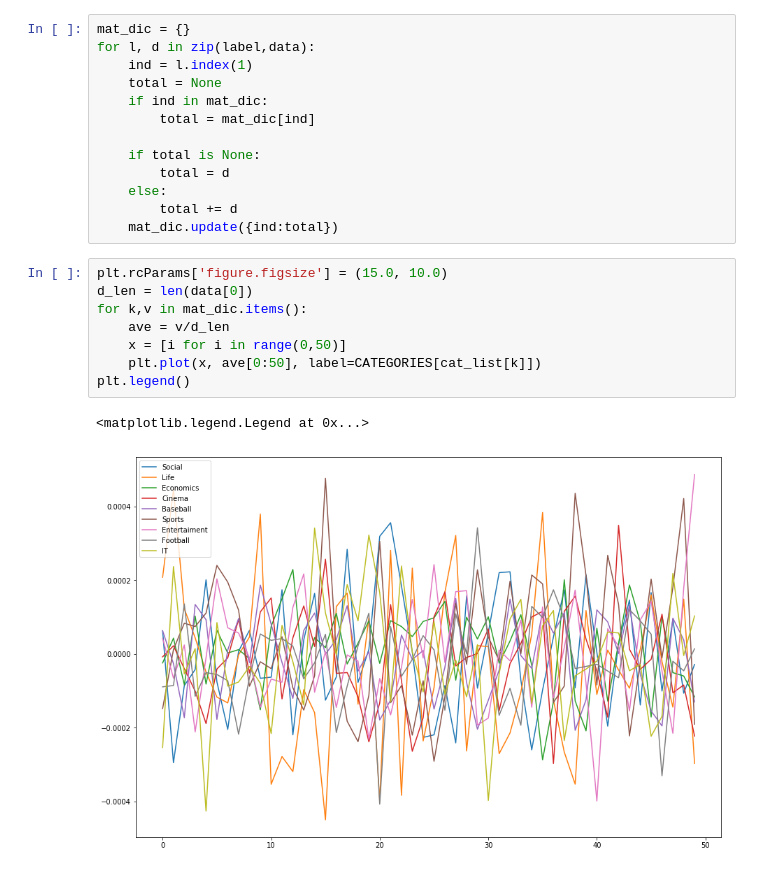
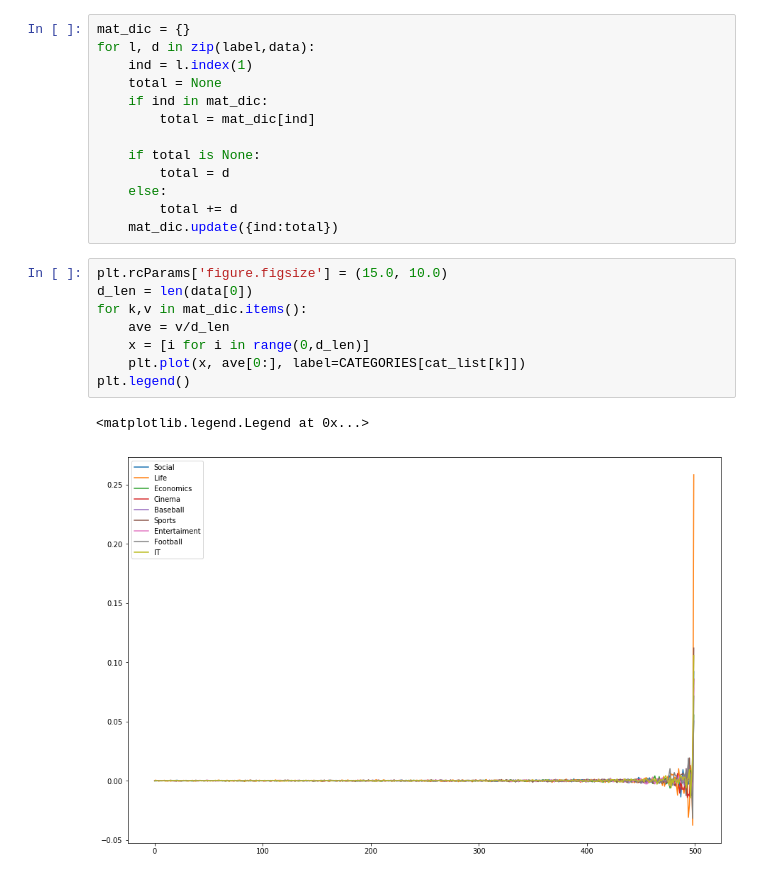
Before and after one commit to tMinamiii/news-category-learning, a Jupyter notebook: Untitled.ipynb, the cells around one changed output. Drawn from its saved outputs; the diff is of its cells as text.

```diff
--- a/Untitled.ipynb
+++ b/Untitled.ipynb
@@ -28,11 +28,11 @@ for l, d in zip(label,data):
 # %%
 plt.rcParams['figure.figsize'] = (15.0, 10.0)
 d_len = len(data[0])
 for k,v in mat_dic.items():
     ave = v/d_len
-    x = [i for i in range(0,50)]
-    plt.plot(x, ave[0:50], label=CATEGORIES[cat_list[k]])
+    x = [i for i in range(0,d_len)]
+    plt.plot(x, ave[0:], label=CATEGORIES[cat_list[k]])
 plt.legend()
 # %% [output]
 <matplotlib.legend.Legend at 0x...>
-[figure, old version]
+[figure, new version]
```
Also changed, not shown: parts of 2 cells of this notebook.
